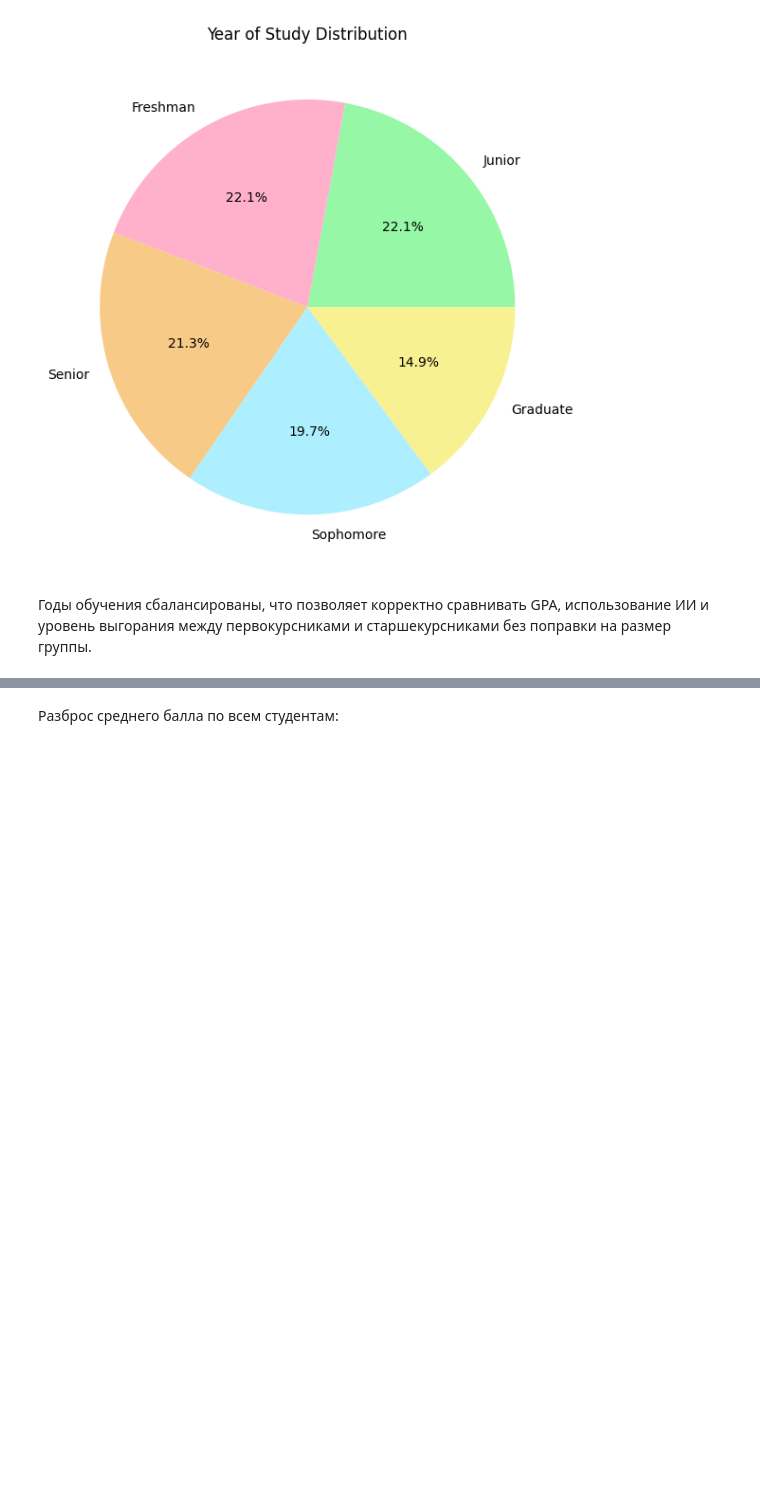
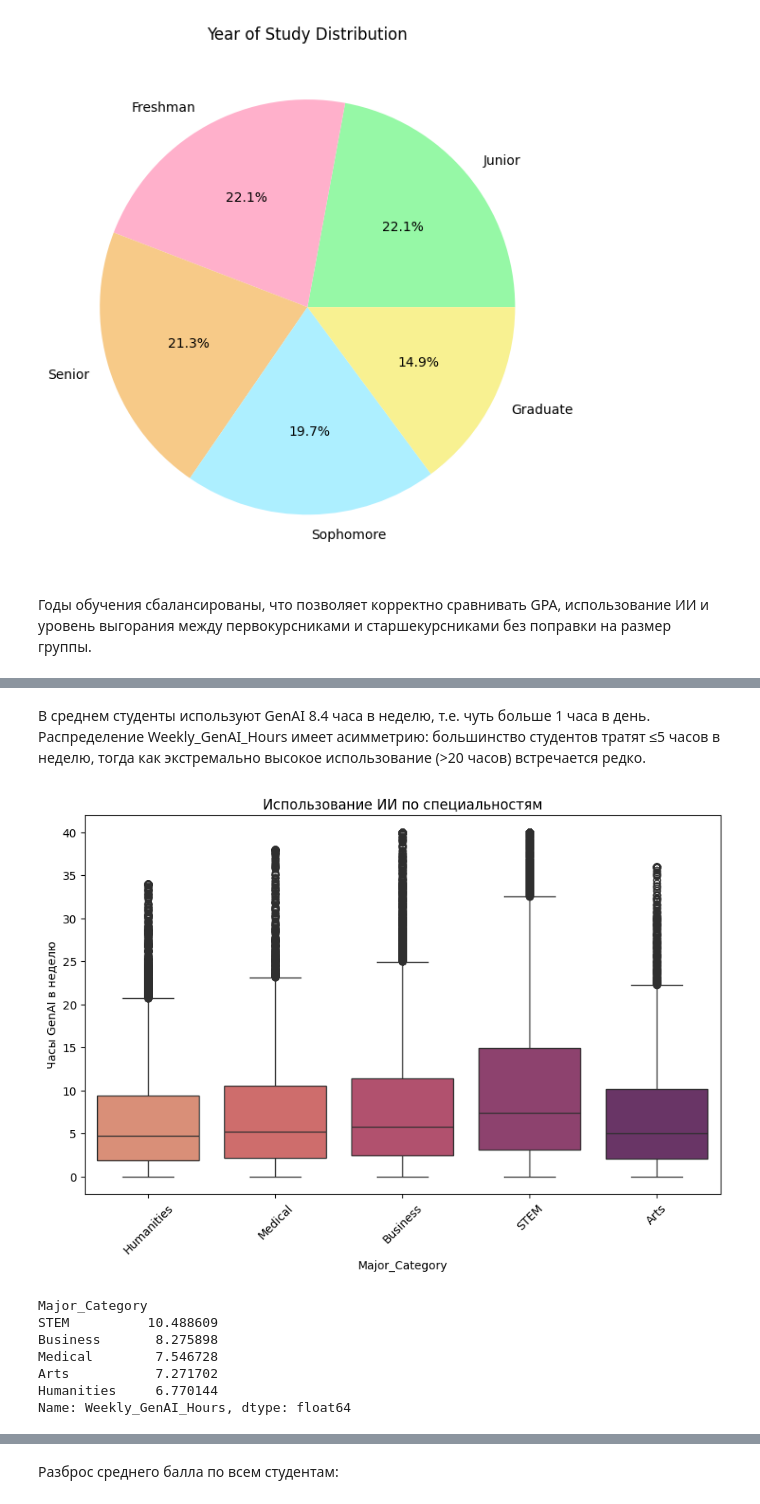
Before and after one commit to AnastasiaDolotova/ai-student-impact, a Jupyter notebook: ai_student_impact.ipynb, the cells around one changed output, grey strips where cells are left out. Cells and saved outputs as stored; diff of their text form; code cells hidden in the pictures; blank space fills up the shorter version.

```diff
--- a/ai_student_impact.ipynb
+++ b/ai_student_impact.ipynb
@@ -121,0 +145,21 @@ plt.tight_layout()
+# %% [markdown]
+В среднем студенты используют GenAI 8.4 часа в неделю, т.е. чуть больше 1 часа в день.
+Распределение Weekly_GenAI_Hours имеет асимметрию: большинство студентов тратят ≤5 часов в неделю, тогда как экстремально высокое использование (>20 часов) встречается редко.
+# %%
+plt.figure(figsize=(10, 6))
+sns.boxplot(data=df, x='Major_Category', y='Weekly_GenAI_Hours', hue='Major_Category', palette='flare')
+plt.xticks(rotation=45)
+plt.title('Использование ИИ по специальностям')
+plt.ylabel('Часы GenAI в неделю')
+plt.show()
+
+df.groupby('Major_Category')['Weekly_GenAI_Hours'].mean().sort_values(ascending=False)
+# %% [output]
+[figure, added]
+Major_Category
+STEM          10.488609
+Business       8.275898
+Medical        7.546728
+Arts           7.271702
+Humanities     6.770144
+Name: Weekly_GenAI_Hours, dtype: float64
```
Also changed, not shown: parts of 10 cells of this notebook.
